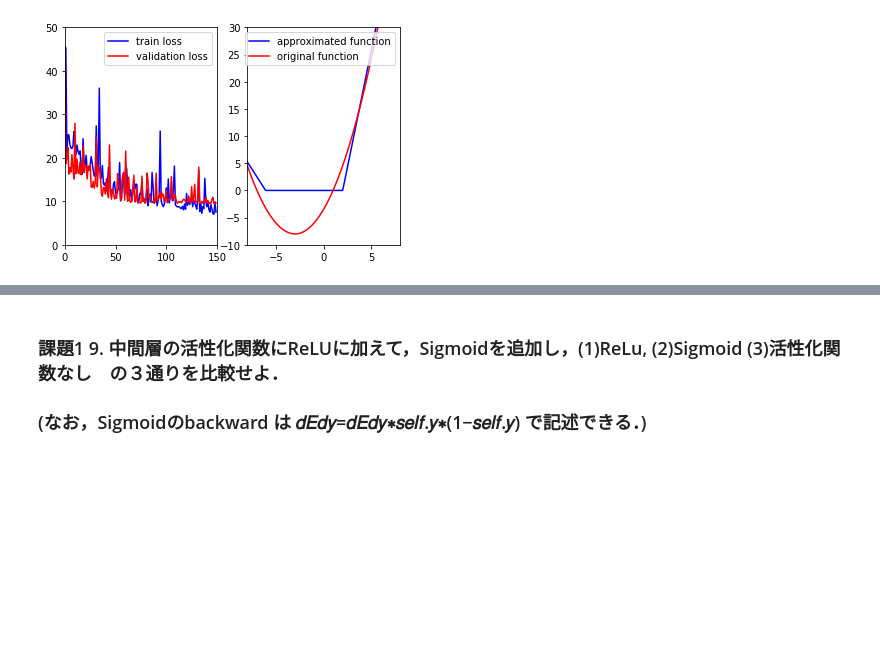
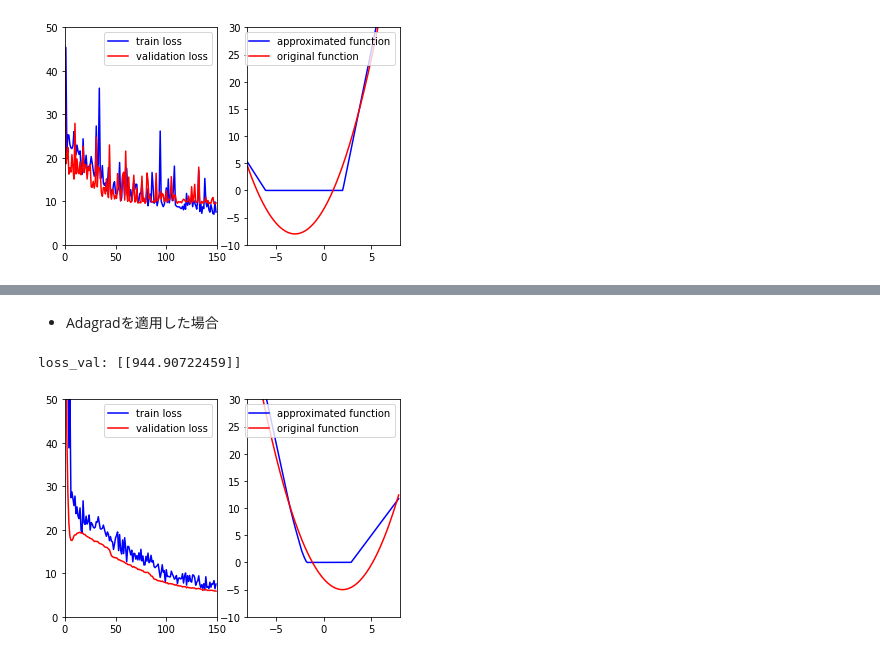
Before and after one commit to Knt44kw/SystemRecognition, a Jupyter notebook: code/kadai1/fullconnection_scratch.ipynb, the cells around one changed output, grey strips where cells are left out. Saved outputs shown, nothing was run; the diff lists cells and outputs as text; code cells hidden in the pictures; blank space fills up the shorter version.

```diff
--- a/code/kadai1/fullconnection_scratch.ipynb
+++ b/code/kadai1/fullconnection_scratch.ipynb
@@ -409,8 +432,10 @@ loss_val: [[1539.45805194]]
+# %% [markdown]
+* Adagradを適用した場合
 # %%
-#fc1 = Fc(1,20)
-#fc2 = Fc(20,20)
-#fc3 = Fc(20,1)
-#show_learning_result(f, fc1, fc2, fc3, X_train, Y_train, X_val, Y_val, num_train, num_val, optimizer="adagrad")
+fc1 = Fc(1,20)
+fc2 = Fc(20,20)
+fc3 = Fc(20,1)
+show_learning_result(f, fc1, fc2, fc3, X_train, Y_train, X_val, Y_val, num_train, num_val, optimizer="adagrad")
+# %% [output]
+loss_val: [[944.90722459]]
+[figure, added]
-# %% [markdown]
-### 課題1 9. 中間層の活性化関数にReLUに加えて，Sigmoidを追加し，(1)ReLu, (2)Sigmoid (3)活性化関数なし　の３通りを比較せよ．
-### (なお，Sigmoidのbackward は  𝑑𝐸𝑑𝑦=𝑑𝐸𝑑𝑦∗𝑠𝑒𝑙𝑓.𝑦∗(1−𝑠𝑒𝑙𝑓.𝑦)  で記述できる．)
```
Also changed, not shown: parts of 38 cells of this notebook, 1 other file.
